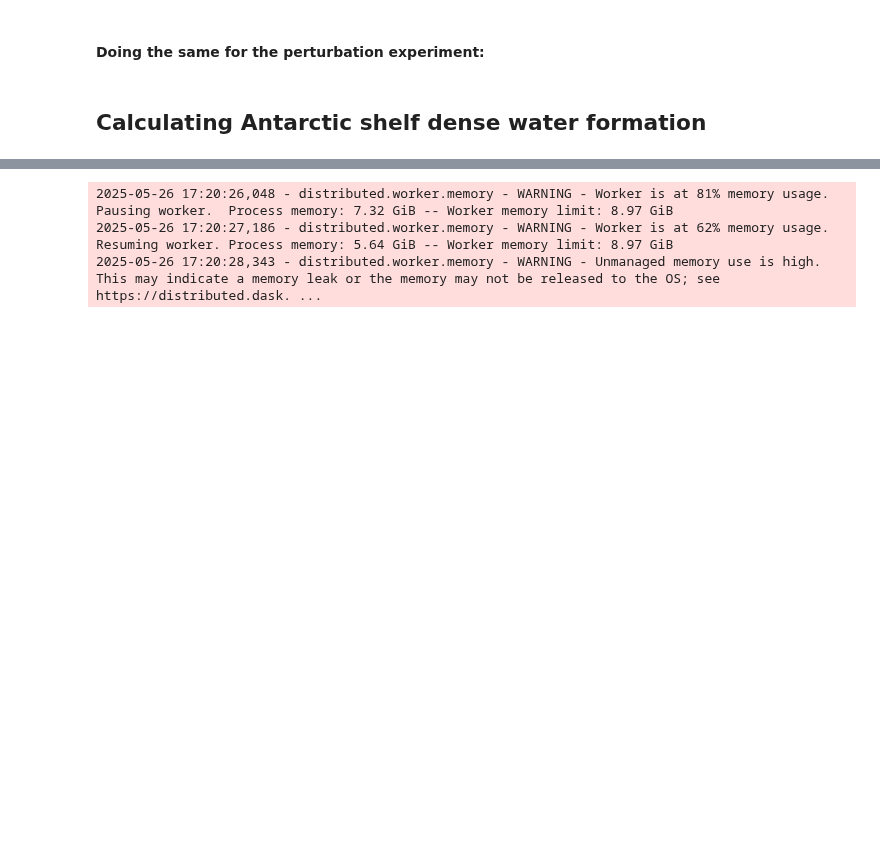
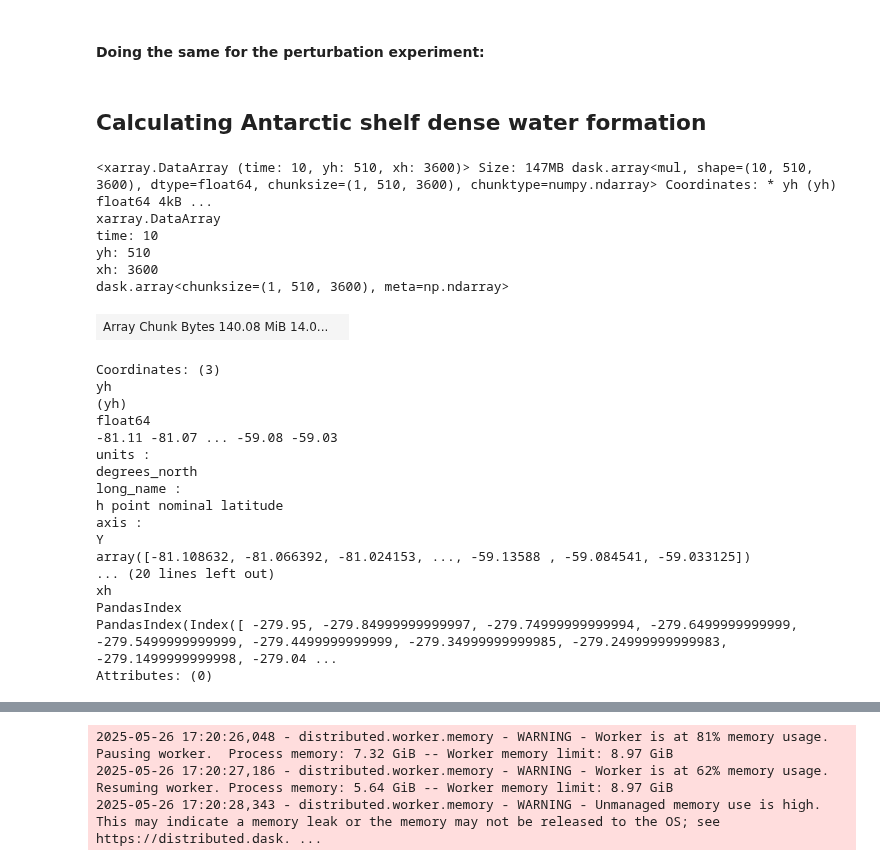
Before and after one commit to adele-morrison/panan-meltwater, a Jupyter notebook: notebooks/bottom_water_analysis/Pan01_SWMTtotal.ipynb, the cells around one changed output, grey strips where cells are left out. Cells and saved outputs as stored; diff of their text form; code cells hidden in the pictures; blank space fills up the shorter version.

```diff
--- a/notebooks/bottom_water_analysis/Pan01_SWMTtotal.ipynb
+++ b/notebooks/bottom_water_analysis/Pan01_SWMTtotal.ipynb
@@ -622,7 +622,7 @@ salt_shelf_melt_sum = salt_shelf_melt.cf.sum(['longitude', 'latitude'])
 for da in [swmt_shelf_melt_sum, heat_shelf_melt_sum, salt_shelf_melt_sum]:
     da.attrs["units"] = "Sv"
 # %%
-transformation_density = 32.6
+transformation_density = 32.58
 shelf_subduction_plot = net_tr.sel(isopycnal_bins = transformation_density, method = 'nearest') * 1e5
 swmt_xt = depth.cf['X']
 swmt_yt = depth.cf['Y']
@@ -636,3 +636,30 @@ anom_xt = swmt_xt_melt - swmt_xt
 anom_yt = swmt_yt_melt - swmt_yt
 # %%
 shelf_subduction_plot_anom = shelf_subduction_plot_melt - shelf_subduction_plot
+# %%
+shelf_subduction_plot
+# %% [output]
+<xarray.DataArray (time: 10, yh: 510, xh: 3600)> Size: 147MB dask.array<mul, shape=(10, 510, 3600), dtype=float64, chunksize=(1, 510, 3600), chunktype=numpy.ndarray> Coordinates: * yh (yh) float64 4kB ...
+xarray.DataArray
+time: 10
+yh: 510
+xh: 3600
+dask.array<chunksize=(1, 510, 3600), meta=np.ndarray>
+| Array Chunk Bytes 140.08 MiB 14.0... |  |
+Coordinates: (3)
+yh
+(yh)
+float64
+-81.11 -81.07 ... -59.08 -59.03
+units :
+degrees_north
+long_name :
+h point nominal latitude
+axis :
+Y
+array([-81.108632, -81.066392, -81.024153, ..., -59.13588 , -59.084541, -59.033125])
+... (20 lines left out)
+xh
+PandasIndex
+PandasIndex(Index([ -279.95, -279.84999999999997, -279.74999999999994, -279.6499999999999, -279.5499999999999, -279.4499999999999, -279.34999999999985, -279.24999999999983, -279.1499999999998, -279.04 ...
+Attributes: (0)
```
Also changed, not shown: parts of 4 cells of this notebook, 2 other files.
